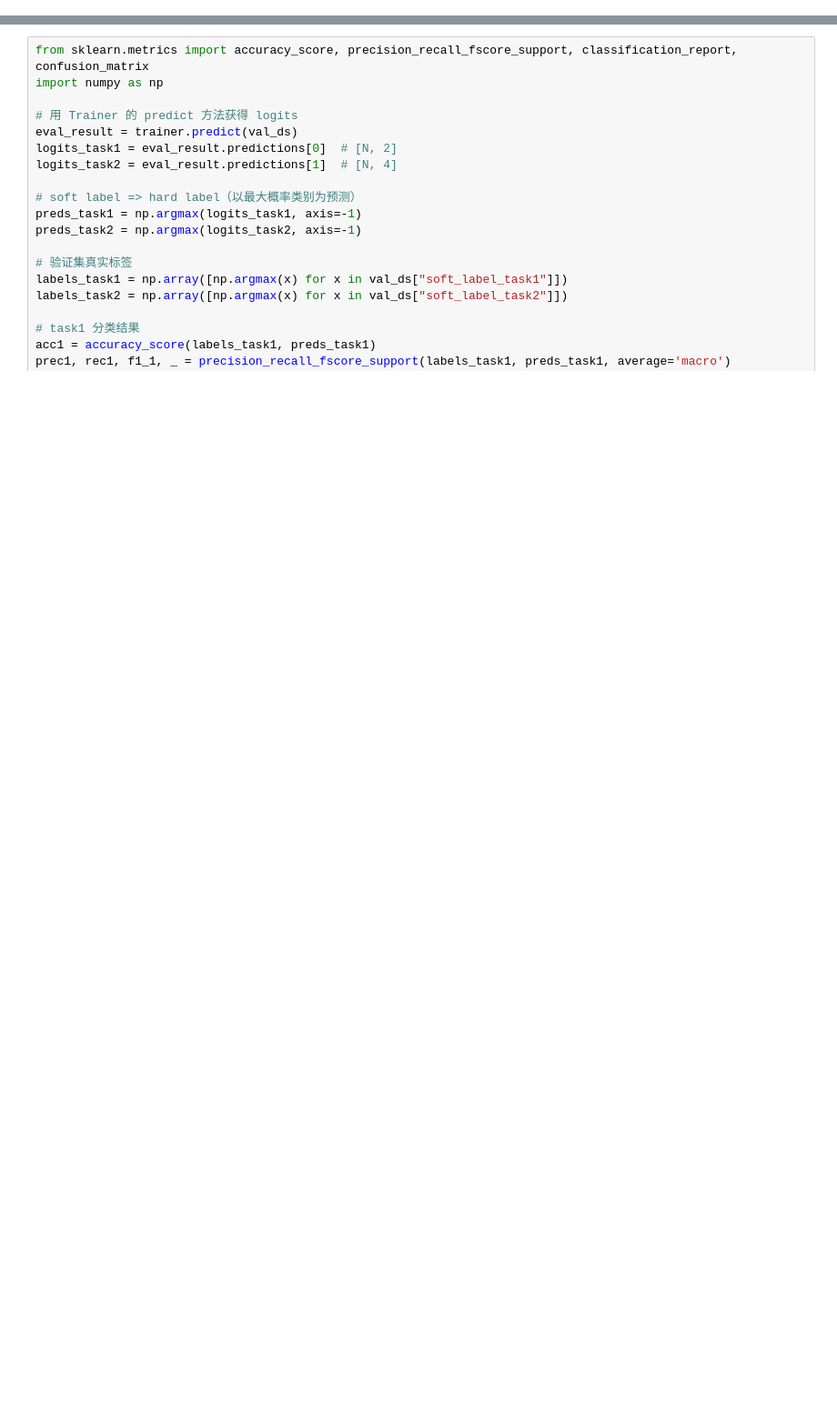
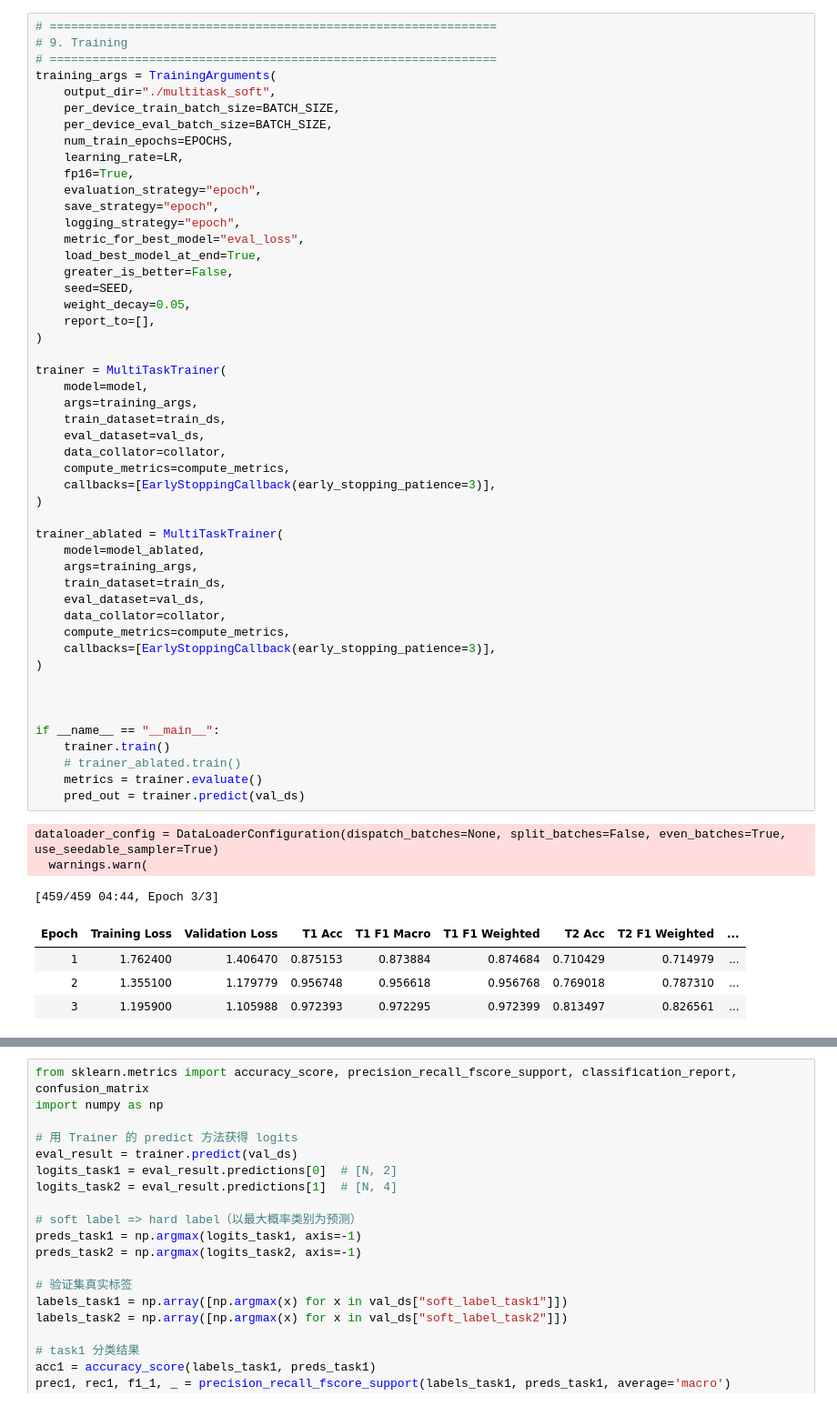
Before and after one commit to ponkpook/nlp_practical_2025_sEXism, a Jupyter notebook: nlp_total_task.ipynb, the cells around one changed output, grey strips where cells are left out. Shown at 91% size. Saved outputs shown, nothing was run; the diff lists cells and outputs as text; blank space fills up the shorter version.

Commit message:
Latest code with full three tasks

```diff
--- a/nlp_total_task.ipynb
+++ b/nlp_total_task.ipynb
@@ -406,0 +518,57 @@ ImportError: Using the `Trainer` with `PyTorch` requires `accelerate>=0.21.0`: P
+# %%
+# ===============================================================
+# 9. Training
+# ===============================================================
+training_args = TrainingArguments(
+    output_dir="./multitask_soft",
+    per_device_train_batch_size=BATCH_SIZE,
+    per_device_eval_batch_size=BATCH_SIZE,
+    num_train_epochs=EPOCHS,
+    learning_rate=LR,
+    fp16=True,
+    evaluation_strategy="epoch",
+    save_strategy="epoch",
+    logging_strategy="epoch",
+    metric_for_best_model="eval_loss",
+    load_best_model_at_end=True,
+    greater_is_better=False,
+    seed=SEED,
+    weight_decay=0.05,
+    report_to=[],
+)
+
+trainer = MultiTaskTrainer(
+    model=model,
+    args=training_args,
+    train_dataset=train_ds,
+    eval_dataset=val_ds,
+    data_collator=collator,
+    compute_metrics=compute_metrics,
+    callbacks=[EarlyStoppingCallback(early_stopping_patience=3)],
+)
+
+trainer_ablated = MultiTaskTrainer(
+    model=model_ablated,
+    args=training_args,
+    train_dataset=train_ds,
+    eval_dataset=val_ds,
+    data_collator=collator,
+    compute_metrics=compute_metrics,
+    callbacks=[EarlyStoppingCallback(early_stopping_patience=3)],
+)
+
+
+
+if __name__ == "__main__":
+    trainer.train()
+    # trainer_ablated.train()
+    metrics = trainer.evaluate()
+    pred_out = trainer.predict(val_ds)
+# %% [output]
+dataloader_config = DataLoaderConfiguration(dispatch_batches=None, split_batches=False, even_batches=True, use_seedable_sampler=True)
+  warnings.warn(
+[459/459 04:44, Epoch 3/3]
+| Epoch | Training Loss | Validation Loss | T1 Acc | T1 F1 Macro | T1 F1 Weighted | T2 Acc | T2 F1 Weighted | ... |
+| 1 | 1.762400 | 1.406470 | 0.875153 | 0.873884 | 0.874684 | 0.710429 | 0.714979 | ... |
+| 2 | 1.355100 | 1.179779 | 0.956748 | 0.956618 | 0.956768 | 0.769018 | 0.787310 | ... |
+| 3 | 1.195900 | 1.105988 | 0.972393 | 0.972295 | 0.972399 | 0.813497 | 0.826561 | ... |
```
Also changed, not shown: parts of 18 cells of this notebook.
